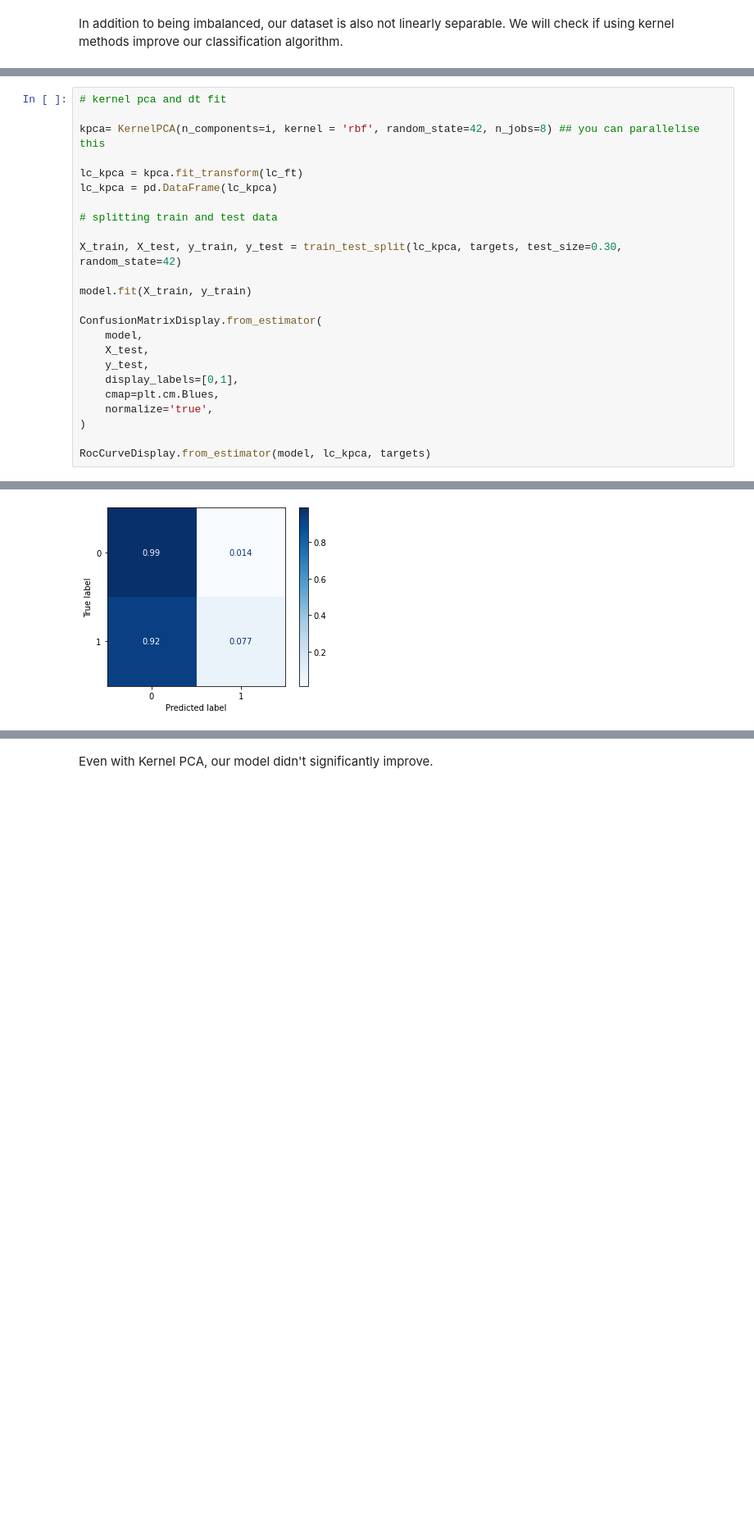
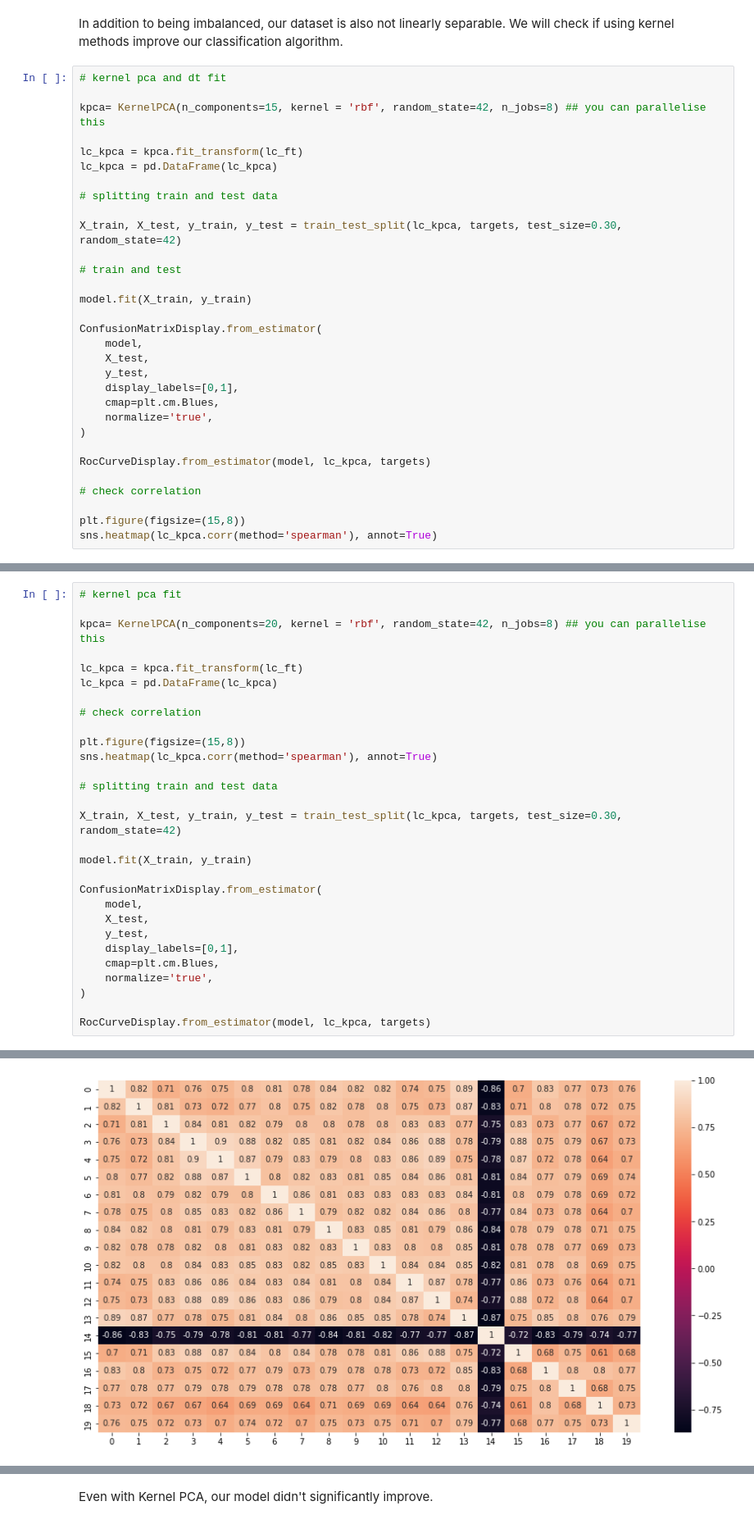
Before and after one commit to ridha-mm/comp-astro, a Jupyter notebook: pca-decision/decision-trees.ipynb, the cells around one changed output, grey strips where cells are left out. Shown at 82% size. Cells and saved outputs as stored; diff of their text form; blank space fills up the shorter version.

```diff
--- a/pca-decision/decision-trees.ipynb
+++ b/pca-decision/decision-trees.ipynb
@@ -193,2 +200,33 @@ Using slack variable does not improve our condition either.
 # %% [markdown]
 In addition to being imbalanced, our dataset is also not linearly separable. We will check if using kernel methods improve our classification algorithm.
+# %%
+# kernel pca and dt fit
+
+kpca= KernelPCA(n_components=15, kernel = 'rbf', random_state=42, n_jobs=8) ## you can parallelise this
+
+lc_kpca = kpca.fit_transform(lc_ft)
+lc_kpca = pd.DataFrame(lc_kpca)
+
+# splitting train and test data
+
+X_train, X_test, y_train, y_test = train_test_split(lc_kpca, targets, test_size=0.30, random_state=42)
+
+# train and test
+
+model.fit(X_train, y_train)
+
+ConfusionMatrixDisplay.from_estimator(
+    model,
+    X_test,
+    y_test,
+    display_labels=[0,1],
+    cmap=plt.cm.Blues,
+    normalize='true',
+)
+
+RocCurveDisplay.from_estimator(model, lc_kpca, targets)
+
+# check correlation
+
+plt.figure(figsize=(15,8))
+sns.heatmap(lc_kpca.corr(method='spearman'), annot=True)
@@ -195,27 +238,32 @@ In addition to being imbalanced, our dataset is also not linearly separable. We
 # %%
-# kernel pca and dt fit
+# kernel pca fit
 
-kpca= KernelPCA(n_components=i, kernel = 'rbf', random_state=42, n_jobs=8) ## you can parallelise this
+kpca= KernelPCA(n_components=20, kernel = 'rbf', random_state=42, n_jobs=8) ## you can parallelise this
 
 lc_kpca = kpca.fit_transform(lc_ft)
 lc_kpca = pd.DataFrame(lc_kpca)
+
+# check correlation
+
+plt.figure(figsize=(15,8))
+sns.heatmap(lc_kpca.corr(method='spearman'), annot=True)
 
 # splitting train and test data
 
 X_train, X_test, y_train, y_test = train_test_split(lc_kpca, targets, test_size=0.30, random_state=42)
 
 model.fit(X_train, y_train)
 
 ConfusionMatrixDisplay.from_estimator(
     model,
     X_test,
     y_test,
     display_labels=[0,1],
     cmap=plt.cm.Blues,
     normalize='true',
 )
 
 RocCurveDisplay.from_estimator(model, lc_kpca, targets)
 # %% [output]
 <sklearn.metrics._plot.roc_curve.RocCurveDisplay at 0x...>
-[figure, old version]
+[figure, new version]
```
Also changed, not shown: parts of 12 cells of this notebook, 1 other file.
